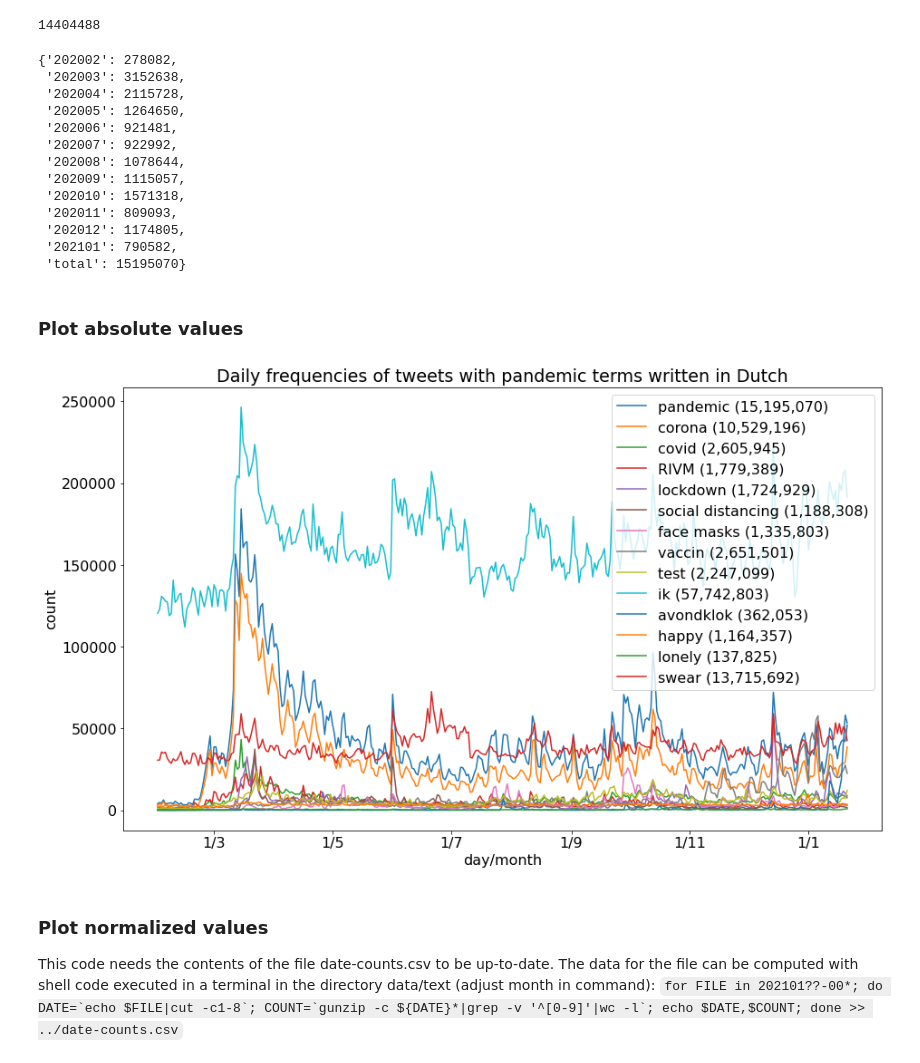
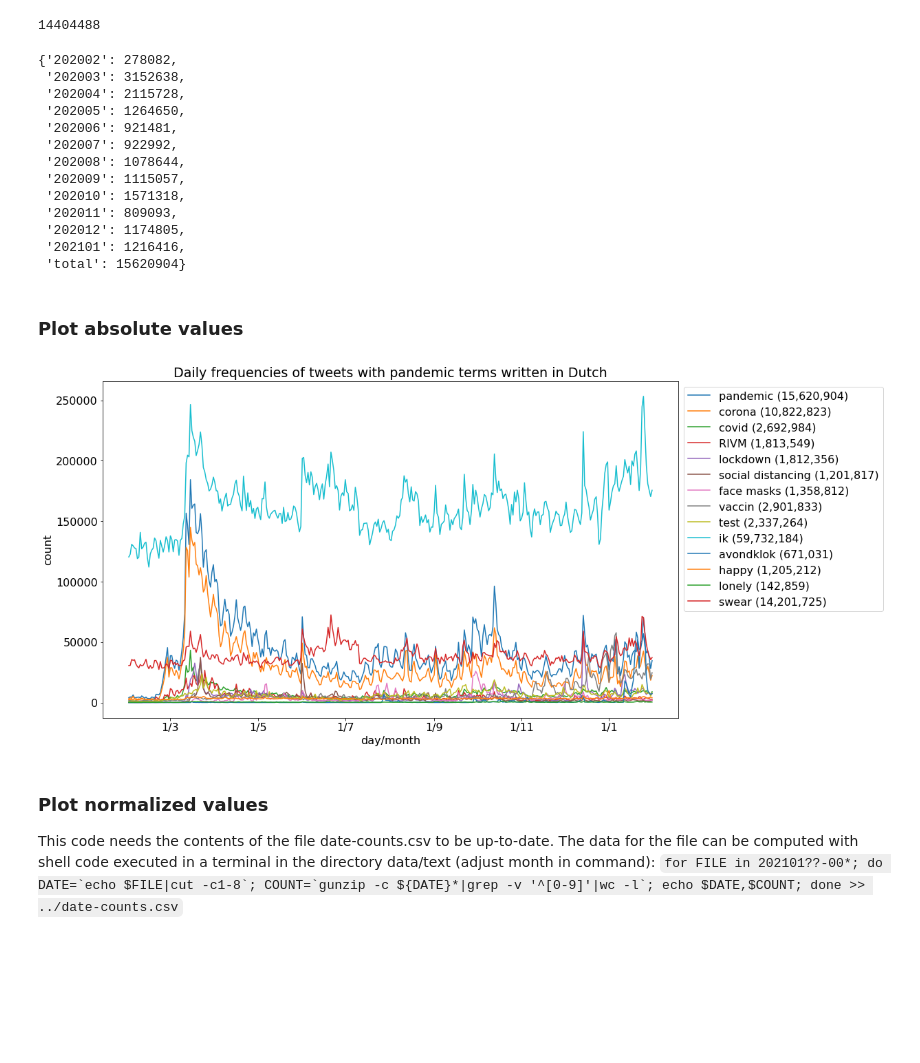
Before and after one commit to puregome/notebooks, a Jupyter notebook: tweet-counts.ipynb, the cells around one changed output. Cells and saved outputs as stored; diff of their text form; code cells hidden in the pictures; blank space fills up the shorter version.

```diff
--- a/tweet-counts.ipynb
+++ b/tweet-counts.ipynb
@@ -181,12 +181,12 @@ def deleteLastElement(myDict):
     if myDict: del(myDict[list(myDict.keys())[-1]])
 
 def processData(dataContainer,queryName):
-    if len(dataContainer) > 0: deleteLastElement(dataContainer)
+    # if len(dataContainer) > 0: deleteLastElement(dataContainer)
     dataContainer = searchText(queryName,dataContainer)
     saveCounts(dataContainer,queryName)
     return(dataContainer)
 
-if False:
+if True:
     avondklok = processData(avondklok, "avondklok")
     corona = processData(corona,"corona")
     covid = processData(covid,"covid")
@@ -261,8 +261,8 @@ monthCounts
  '202010': 1571318,
  '202011': 809093,
  '202012': 1174805,
- '202101': 790582,
- 'total': 15195070}
+ '202101': 1216416,
+ 'total': 15620904}
 # %%
 import math
 from warnings import warn
@@ -336,35 +336,36 @@ def makeLabel(name,myDict):
     else: label = name
     return(label+" ("+prettyPrintNumber(sum(myDict.values()))+")")
 
 weekendDates = getWeekendDates(rivm.keys())
 font = {"size":16}
 matplotlib.rc("font",**font)
 plt.figure(figsize=(15,9))
 ax1 = plt.subplot(111)
 ax1.plot_date(stringArrayToDates(topic.keys()),list(topic.values()),xdate=True,fmt="-",label=makeLabel(TOPIC,topic))
 ax1.plot_date(stringArrayToDates(corona.keys()),list(corona.values()),xdate=True,fmt="-",label=makeLabel("corona",corona))
 ax1.plot_date(stringArrayToDates(covid.keys()),list(covid.values()),xdate=True,fmt="-",label=makeLabel("covid",covid))
 ax1.plot_date(stringArrayToDates(rivm.keys()),list(rivm.values()),xdate=True,fmt="-",label=makeLabel("rivm",rivm))
 ax1.plot_date(stringArrayToDates(lockdown.keys()),list(lockdown.values()),xdate=True,fmt="-",label=makeLabel(LOCKDOWN,lockdown))
 ax1.plot_date(stringArrayToDates(distance.keys()),list(distance.values()),xdate=True,fmt="-",label=makeLabel(DISTANCE,distance))
 ax1.plot_date(stringArrayToDates(mondkapje.keys()),list(mondkapje.values()),xdate=True,fmt="-",label=makeLabel("mondkapje",mondkapje))
 ax1.plot_date(stringArrayToDates(vaccin.keys()),list(vaccin.values()),xdate=True,fmt="-",label=makeLabel("vaccin",vaccin))
 ax1.plot_date(stringArrayToDates(test.keys()),list(test.values()),xdate=True,fmt="-",label=makeLabel("test",test))
 ax1.plot_date(stringArrayToDates(ik.keys()),list(ik.values()),xdate=True,fmt="-",label=makeLabel("ik",ik))
 ax1.plot_date(stringArrayToDates(avondklok.keys()),list(avondklok.values()),xdate=True,fmt="-",label=makeLabel("avondklok",avondklok))
 ax1.plot_date(stringArrayToDates(happy.keys()),list(happy.values()),xdate=True,fmt="-",label=makeLabel("happy",happy))
 ax1.plot_date(stringArrayToDates(lonely.keys()),list(lonely.values()),xdate=True,fmt="-",label=makeLabel("lonely",lonely))
 ax1.plot_date(stringArrayToDates(swear.keys()),list(swear.values()),xdate=True,fmt="-",label=makeLabel("swear",swear))
 
 ax1.xaxis.set_major_formatter(mdates.DateFormatter("%-d/%-m"))
-dummy = ax1.legend()
+dummy = ax1.legend(bbox_to_anchor=(1,1), loc="upper left")
 plt.title("Daily frequencies of tweets with pandemic terms written in Dutch")
 plt.xlabel("day/month")
 plt.ylabel("count")
+#plt.yscale("log")
 plt.savefig(PLOTFILEOUT)
 plt.show()
 # %% [output]
-[figure, old version]
+[figure, new version]
 # %% [markdown]
 ### Plot normalized values
 
```
Also changed, not shown: parts of 2 cells of this notebook.
